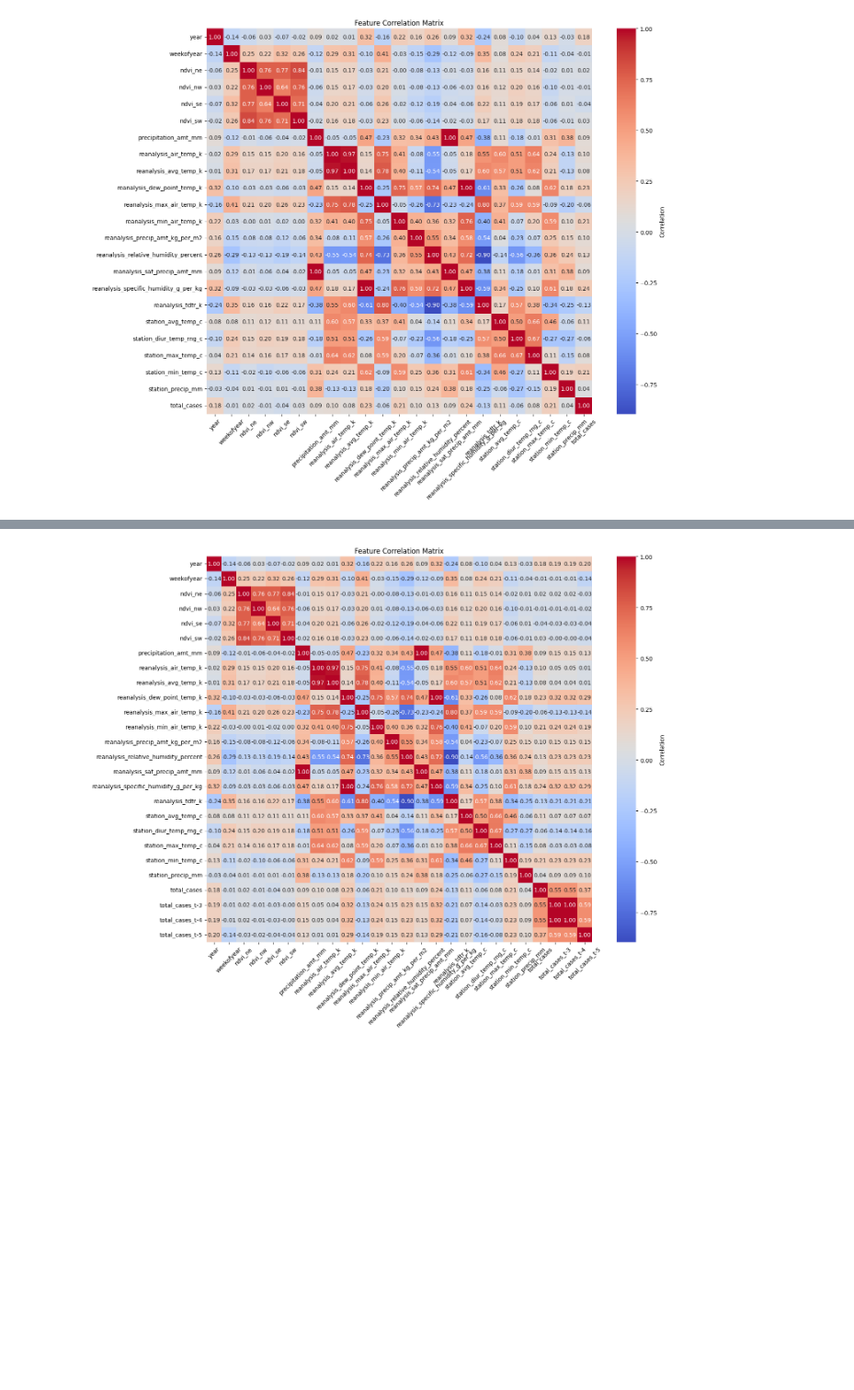
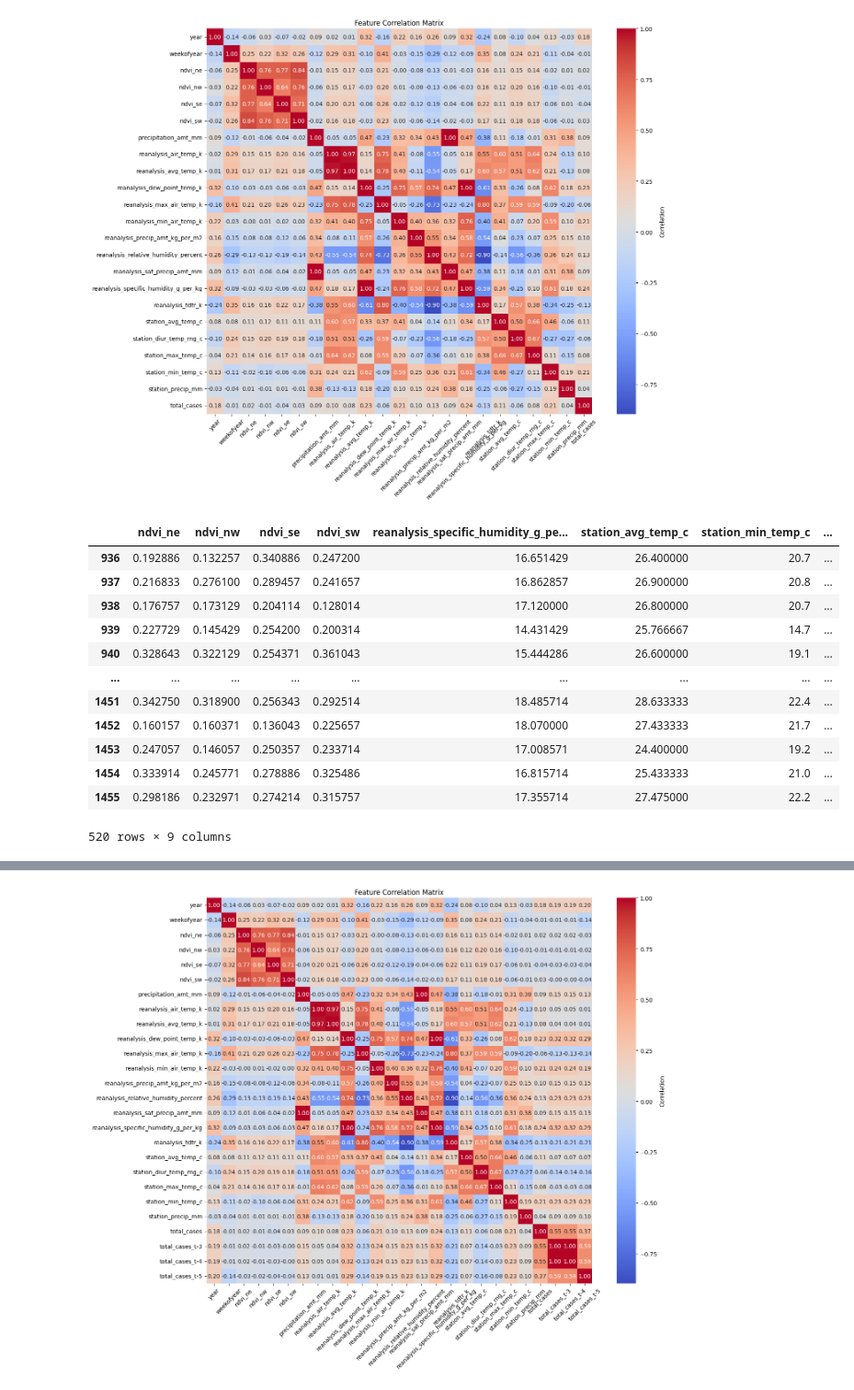
Before and after one commit to SalmanFarizN/DengAI, a Jupyter notebook: notebooks/salman_dat_explore.ipynb, the cells around one changed output, grey strips where cells are left out. Shown at 92% size. Drawn from its saved outputs; the diff is of its cells as text; code cells hidden in the pictures; blank space fills up the shorter version.

```diff
--- a/notebooks/salman_dat_explore.ipynb
+++ b/notebooks/salman_dat_explore.ipynb
@@ -108,3 +121,33 @@ plt.tight_layout()
 plt.show()
 # %% [output]
 [figure]
+# %%
+# Select features of interest
+features_of_interest = [
+    "ndvi_ne",
+    "ndvi_nw",
+    "ndvi_se",
+    "ndvi_sw",
+    "reanalysis_specific_humidity_g_per_kg",
+    "station_avg_temp_c",
+    "station_min_temp_c",
+    "weekofyear",
+]
+# Create a new DataFrame with the selected features and total_cases
+iq_selected_features = iq_full_data[features_of_interest + ["total_cases"]]
+
+iq_selected_features
+# %% [output]
+|  | ndvi_ne | ndvi_nw | ndvi_se | ndvi_sw | reanalysis_specific_humidity_g_pe... | station_avg_temp_c | station_min_temp_c | ... |
+| 936 | 0.192886 | 0.132257 | 0.340886 | 0.247200 | 16.651429 | 26.400000 | 20.7 | ... |
+| 937 | 0.216833 | 0.276100 | 0.289457 | 0.241657 | 16.862857 | 26.900000 | 20.8 | ... |
+| 938 | 0.176757 | 0.173129 | 0.204114 | 0.128014 | 17.120000 | 26.800000 | 20.7 | ... |
+| 939 | 0.227729 | 0.145429 | 0.254200 | 0.200314 | 14.431429 | 25.766667 | 14.7 | ... |
+| 940 | 0.328643 | 0.322129 | 0.254371 | 0.361043 | 15.444286 | 26.600000 | 19.1 | ... |
+| ... | ... | ... | ... | ... | ... | ... | ... | ... |
+| 1451 | 0.342750 | 0.318900 | 0.256343 | 0.292514 | 18.485714 | 28.633333 | 22.4 | ... |
+| 1452 | 0.160157 | 0.160371 | 0.136043 | 0.225657 | 18.070000 | 27.433333 | 21.7 | ... |
+| 1453 | 0.247057 | 0.146057 | 0.250357 | 0.233714 | 17.008571 | 24.400000 | 19.2 | ... |
+| 1454 | 0.333914 | 0.245771 | 0.278886 | 0.325486 | 16.815714 | 25.433333 | 21.0 | ... |
+| 1455 | 0.298186 | 0.232971 | 0.274214 | 0.315757 | 17.355714 | 27.475000 | 22.2 | ... |
+520 rows × 9 columns
```
Also changed, not shown: parts of 6 cells of this notebook.
